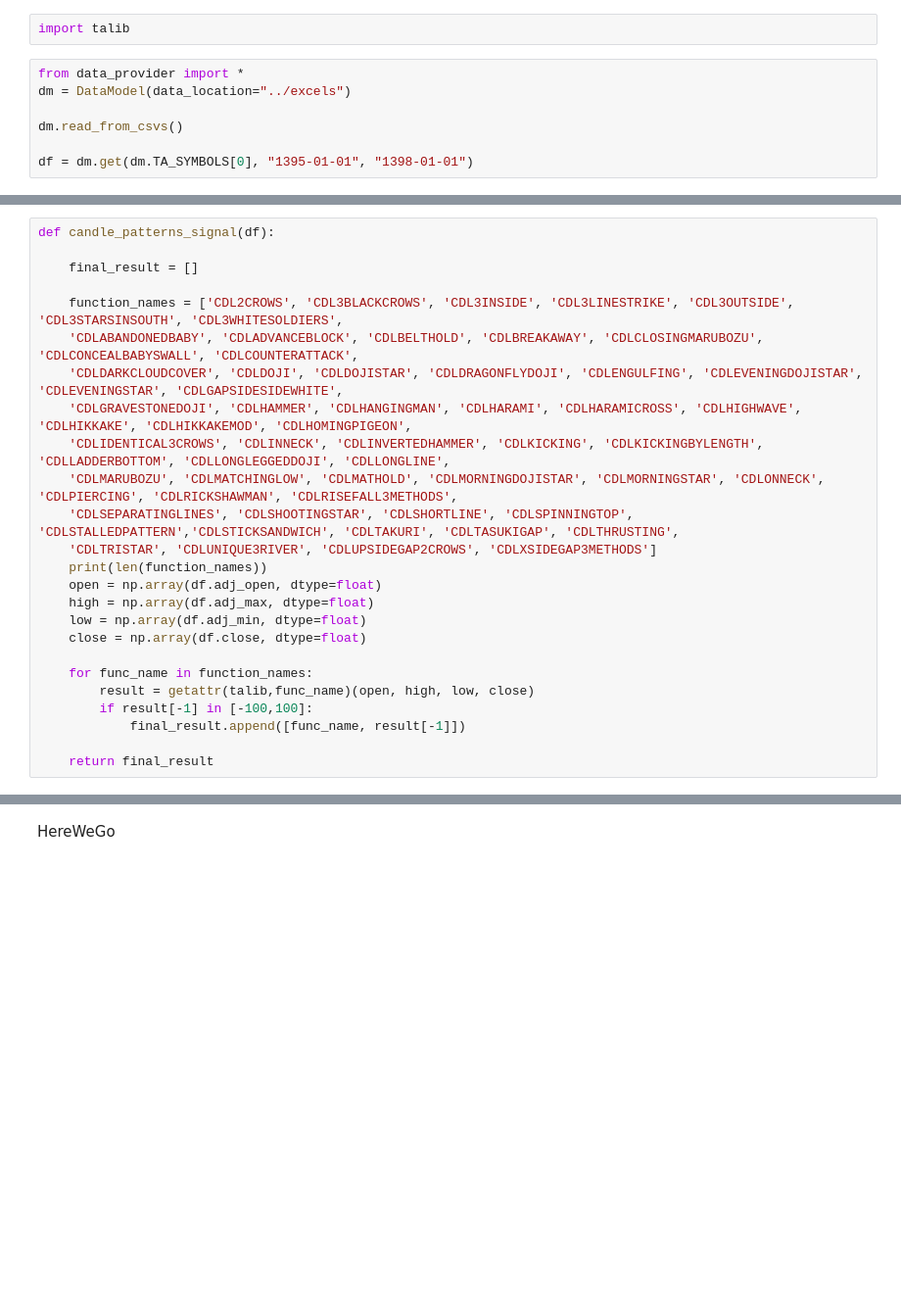
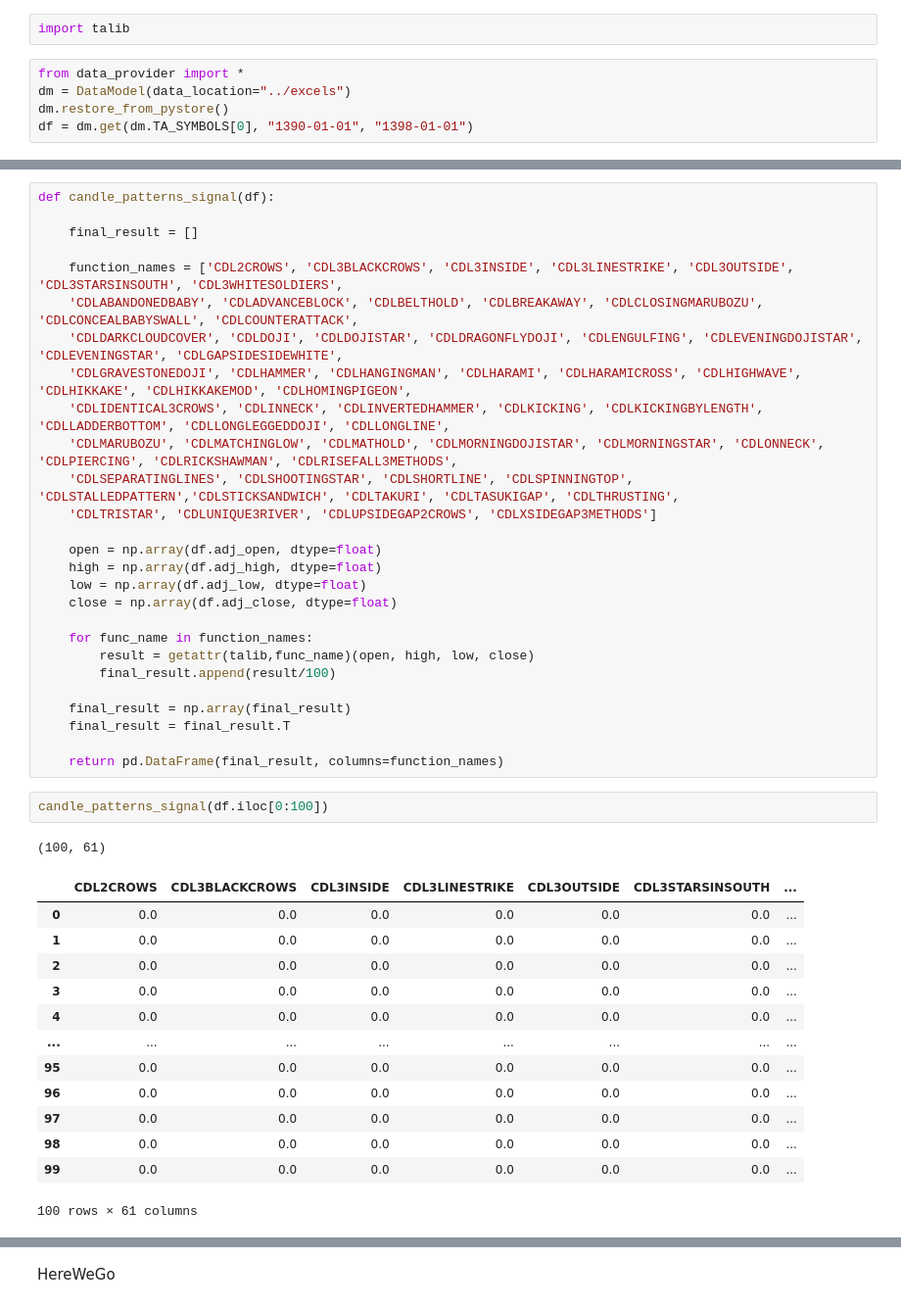
Before and after one commit to miladmirzazadeh/Parooo, a Jupyter notebook: models/TechAnalysis_module.ipynb, the cells around one changed output, grey strips where cells are left out. Shown at 98% size. Drawn from its saved outputs; the diff is of its cells as text; blank space fills up the shorter version.

```diff
--- a/models/TechAnalysis_module.ipynb
+++ b/models/TechAnalysis_module.ipynb
@@ -5,7 +9,5 @@ import talib
 # %%
 from data_provider import *
 dm = DataModel(data_location="../excels")
-
-dm.read_from_csvs()
-
-df = dm.get(dm.TA_SYMBOLS[0], "1395-01-01", "1398-01-01")
+dm.restore_from_pystore()
+df = dm.get(dm.TA_SYMBOLS[0], "1390-01-01", "1398-01-01")
@@ -35,16 +48,35 @@ def candle_patterns_signal(df):
     'CDLMARUBOZU', 'CDLMATCHINGLOW', 'CDLMATHOLD', 'CDLMORNINGDOJISTAR', 'CDLMORNINGSTAR', 'CDLONNECK', 'CDLPIERCING', 'CDLRICKSHAWMAN', 'CDLRISEFALL3METHODS',
     'CDLSEPARATINGLINES', 'CDLSHOOTINGSTAR', 'CDLSHORTLINE', 'CDLSPINNINGTOP', 'CDLSTALLEDPATTERN','CDLSTICKSANDWICH', 'CDLTAKURI', 'CDLTASUKIGAP', 'CDLTHRUSTING',
     'CDLTRISTAR', 'CDLUNIQUE3RIVER', 'CDLUPSIDEGAP2CROWS', 'CDLXSIDEGAP3METHODS']
-    print(len(function_names))
+
     open = np.array(df.adj_open, dtype=float)
-    high = np.array(df.adj_max, dtype=float)
-    low = np.array(df.adj_min, dtype=float)
-    close = np.array(df.close, dtype=float)
+    high = np.array(df.adj_high, dtype=float)
+    low = np.array(df.adj_low, dtype=float)
+    close = np.array(df.adj_close, dtype=float)
 
     for func_name in function_names:
         result = getattr(talib,func_name)(open, high, low, close)
-        if result[-1] in [-100,100]:
-            final_result.append([func_name, result[-1]])
+        final_result.append(result/100)
 
-    return final_result
+    final_result = np.array(final_result)
+    final_result = final_result.T
+
+    return pd.DataFrame(final_result, columns=function_names)
+# %%
+candle_patterns_signal(df.iloc[0:100])
+# %% [output]
+(100, 61)
+|  | CDL2CROWS | CDL3BLACKCROWS | CDL3INSIDE | CDL3LINESTRIKE | CDL3OUTSIDE | CDL3STARSINSOUTH | ... |
+| 0 | 0.0 | 0.0 | 0.0 | 0.0 | 0.0 | 0.0 | ... |
+| 1 | 0.0 | 0.0 | 0.0 | 0.0 | 0.0 | 0.0 | ... |
+| 2 | 0.0 | 0.0 | 0.0 | 0.0 | 0.0 | 0.0 | ... |
+| 3 | 0.0 | 0.0 | 0.0 | 0.0 | 0.0 | 0.0 | ... |
+| 4 | 0.0 | 0.0 | 0.0 | 0.0 | 0.0 | 0.0 | ... |
+| ... | ... | ... | ... | ... | ... | ... | ... |
+| 95 | 0.0 | 0.0 | 0.0 | 0.0 | 0.0 | 0.0 | ... |
+| 96 | 0.0 | 0.0 | 0.0 | 0.0 | 0.0 | 0.0 | ... |
+| 97 | 0.0 | 0.0 | 0.0 | 0.0 | 0.0 | 0.0 | ... |
+| 98 | 0.0 | 0.0 | 0.0 | 0.0 | 0.0 | 0.0 | ... |
+| 99 | 0.0 | 0.0 | 0.0 | 0.0 | 0.0 | 0.0 | ... |
+100 rows × 61 columns
 # %%
```
Also changed, not shown: parts of 20 cells of this notebook, 14 other files.
